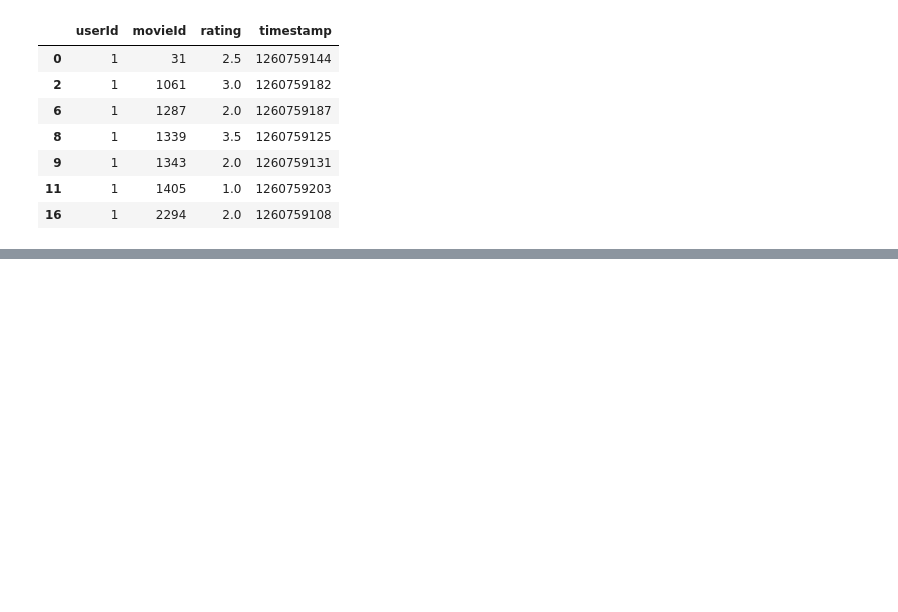
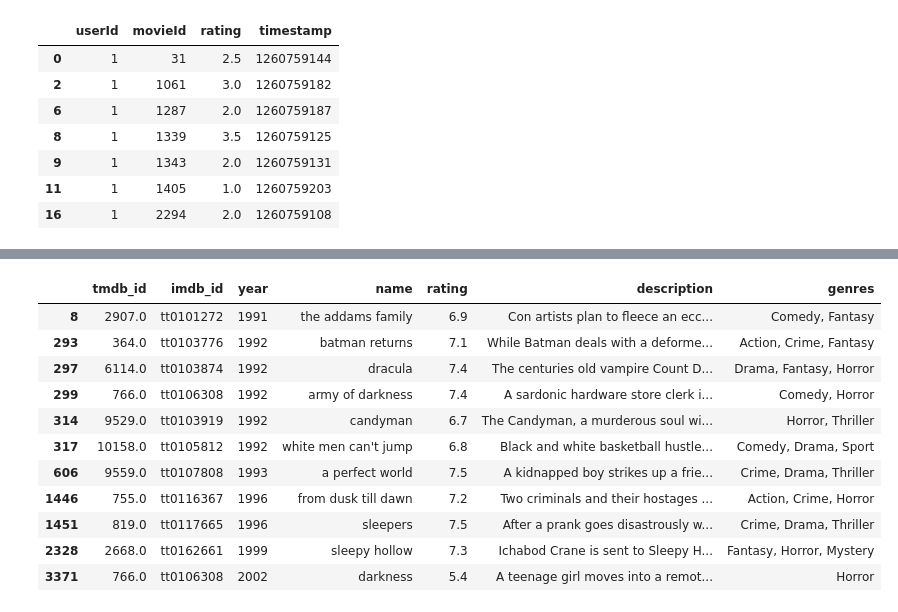
Before and after one commit to Aarush2k1/Movie-Recommender, a Jupyter notebook: recommendation/collaborative-filtering.ipynb, the cells around one changed output, grey strips where cells are left out. Saved outputs shown, nothing was run; the diff lists cells and outputs as text; code cells hidden in the pictures; blank space fills up the shorter version.

```diff
--- a/recommendation/collaborative-filtering.ipynb
+++ b/recommendation/collaborative-filtering.ipynb
@@ -176,0 +249,2 @@ ratings_df[ratings_df.userId==1]
+# %%
+link_df=pd.read_csv('links.csv')
@@ -176,0 +265,22 @@ ratings_df[ratings_df.userId==1]
+# %%
+new_df=link_df[link_df.movieId.isin(result.index.values)]
+# %%
+movie_df=pd.read_csv('../all_movies_data.csv')
+# %%
+new_df=movie_df[movie_df.tmdb_id.isin(new_df.tmdbId.values)]
+# %%
+new_df=new_df.drop(columns=['directors','cast'])
+new_df
+# %% [output]
+|  | tmdb_id | imdb_id | year | name | rating | description | genres |
+| 8 | 2907.0 | tt0101272 | 1991 | the addams family | 6.9 | Con artists plan to fleece an ecc... | Comedy, Fantasy |
+| 293 | 364.0 | tt0103776 | 1992 | batman returns | 7.1 | While Batman deals with a deforme... | Action, Crime, Fantasy |
+| 297 | 6114.0 | tt0103874 | 1992 | dracula | 7.4 | The centuries old vampire Count D... | Drama, Fantasy, Horror |
+| 299 | 766.0 | tt0106308 | 1992 | army of darkness | 7.4 | A sardonic hardware store clerk i... | Comedy, Horror |
+| 314 | 9529.0 | tt0103919 | 1992 | candyman | 6.7 | The Candyman, a murderous soul wi... | Horror, Thriller |
+| 317 | 10158.0 | tt0105812 | 1992 | white men can't jump | 6.8 | Black and white basketball hustle... | Comedy, Drama, Sport |
+| 606 | 9559.0 | tt0107808 | 1993 | a perfect world | 7.5 | A kidnapped boy strikes up a frie... | Crime, Drama, Thriller |
+| 1446 | 755.0 | tt0116367 | 1996 | from dusk till dawn | 7.2 | Two criminals and their hostages ... | Action, Crime, Horror |
+| 1451 | 819.0 | tt0117665 | 1996 | sleepers | 7.5 | After a prank goes disastrously w... | Crime, Drama, Thriller |
+| 2328 | 2668.0 | tt0162661 | 1999 | sleepy hollow | 7.3 | Ichabod Crane is sent to Sleepy H... | Fantasy, Horror, Mystery |
+| 3371 | 766.0 | tt0106308 | 2002 | darkness | 5.4 | A teenage girl moves into a remot... | Horror |
```
Also changed, not shown: parts of 13 cells of this notebook.
